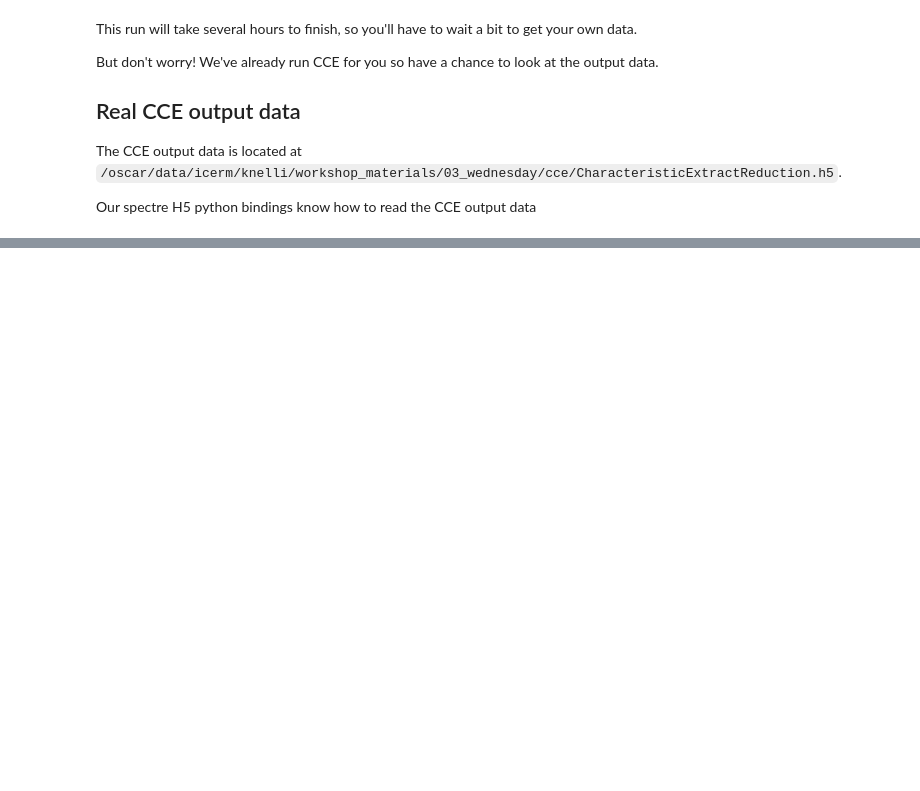
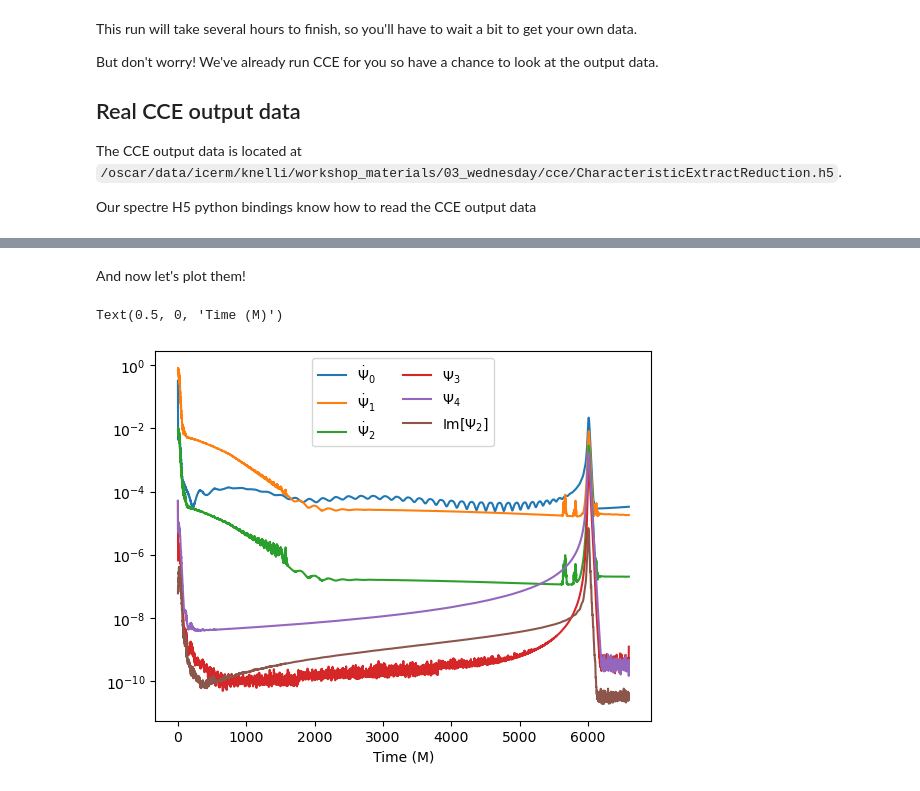
Before and after one commit to sxs-collaboration/sxscon-2024-tutorials, a Jupyter notebook: 03_Wednesday/CCE.ipynb, the cells around one changed output, grey strips where cells are left out. Cells and saved outputs as stored; diff of their text form; code cells hidden in the pictures; blank space fills up the shorter version.

```diff
--- a/03_Wednesday/CCE.ipynb
+++ b/03_Wednesday/CCE.ipynb
@@ -154,0 +274,18 @@ plt.show()
+# %%
+with h5py.File('CharacteristicExtractReduction.h5') as input_file:
+    radius = [x for x in input_file.keys() if 'Spectre' in x][0].split('SpectreR')[1][:4]
+
+with h5py.File(f"BondiCceR{radius}.h5") as input_file:
+    t_worldtube = scri.SpEC.file_io.monotonize(
+        np.array(input_file["J.dat"])[:, 0]
+    )
+# We'll use a very sparse time array to speed up computations
+t_interpolate = np.arange(t_worldtube[0], t_worldtube[-1] + 1.0, 1.0)
+
+abd = scri.create_abd_from_h5(
+    file_format="SpECTRECCE_v1",
+    file_name=f"CharacteristicExtractReduction.h5",
+    radius=radius,
+    ch_mass=1.0, # this should be the system's total Christodoulou mass according to the metadata! We'll cover how to obtain this in the waveform data session.
+    t_interpolate=t_interpolate
+)
@@ -154,0 +312,15 @@ plt.show()
+# %%
+bianchi_violations = abd.bondi_violation_norms
+# %% [markdown]
+And now let's plot them!
+# %%
+plt.semilogy(
+    abd.t,
+    np.array(bianchi_violations).T,
+    label=['$\dot{\Psi}_{0}$','$\dot{\Psi}_{1}$','$\dot{\Psi}_{2}$','$\Psi_{3}$','$\Psi_{4}$','$\mathrm{Im}[\Psi_{2}]$']
+)
+plt.legend(ncol=2)
+plt.xlabel('Time (M)')
+# %% [output]
+Text(0.5, 0, 'Time (M)')
+[figure, added]
```
Also changed, not shown: parts of 71 cells of this notebook, 1 other file.
